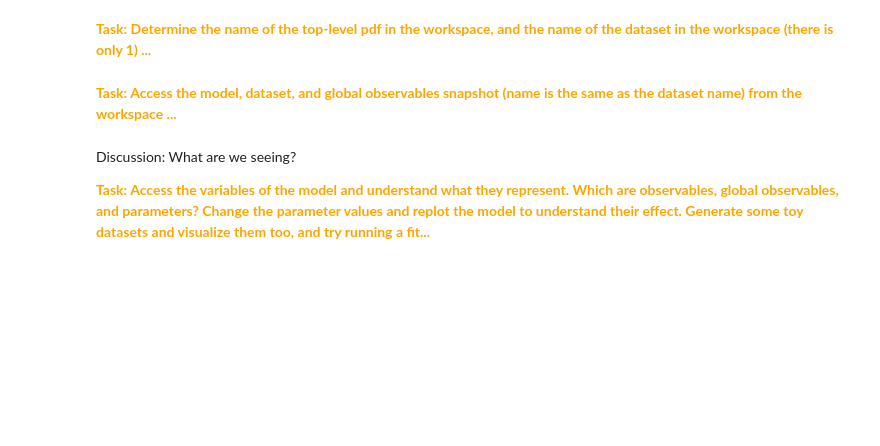
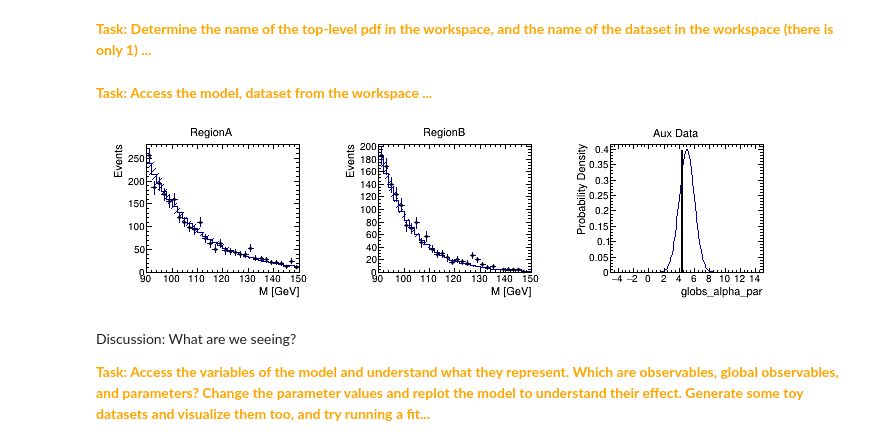
Before and after one commit to will-cern/ralstats, a Jupyter notebook: Main.ipynb, the cells around one changed output. Saved outputs shown, nothing was run; the diff lists cells and outputs as text; code cells hidden in the pictures; blank space fills up the shorter version.

```diff
--- a/Main.ipynb
+++ b/Main.ipynb
@@ -42,7 +47,7 @@ for a in w.allPdfs():
 for a in w.allData():
     dataName = a.GetName()
 # %% [markdown]
-<span style="color:orange">**Task: Access the model, dataset, and global observables snapshot (name is the same as the dataset name) from the workspace ...**</span>
+<span style="color:orange">**Task: Access the model, dataset from the workspace ...**</span>
 # %%
 model = w.pdf(pdfName)
 obsData = w.data(dataName)
@@ -50,5 +54,7 @@ obsGlobs = w.getSnapshot(dataName)
 # %%
-plot(model,obsData,obsGlobs)
+plot(model,obsData)
+# %% [output]
+[figure, added]
 # %% [markdown]
 Discussion: What are we seeing?
 
```
Also changed, not shown: parts of 26 cells of this notebook, 3 other files.
